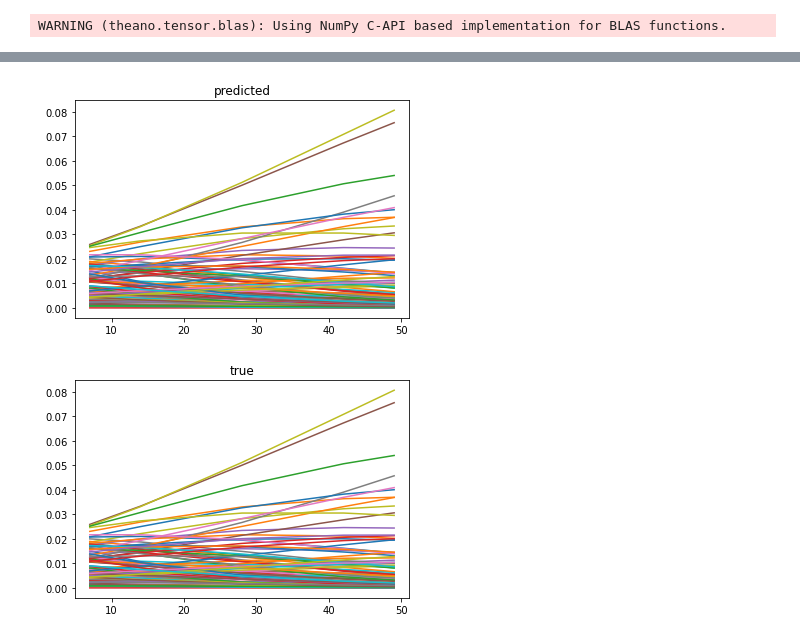
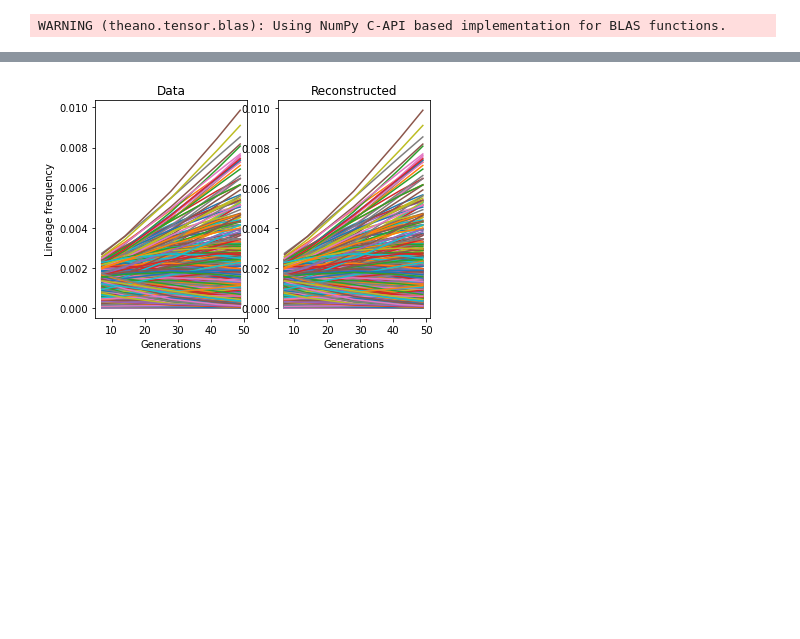
Before and after one commit to phys201/fitness_mcmc, a Jupyter notebook: documentation.ipynb, the cells around one changed output, grey strips where cells are left out. Cells and saved outputs as stored; diff of their text form; code cells hidden in the pictures; blank space fills up the shorter version.

```diff
--- a/documentation.ipynb
+++ b/documentation.ipynb
@@ -7,7 +7,7 @@ from fitness_mcmc import *
 # %% [output]
 WARNING (theano.tensor.blas): Using NumPy C-API based implementation for BLAS functions.
 # %%
-N = 100
+N = 1000
 num_gens = 49
 dt = 0.1
 f0_vals = np.random.random(N)
@@ -21,18 +21,7 @@ fitness_model = Fitness_Model(traj)
 fitness_model.find_MAP()
 # %% [output]
 [interactive output not drawn]
-# %%
-f_pred = fitness_model.map_estimate["f0"] * np.exp(fitness_model.map_estimate["s"] * times)
-f_pred /= np.sum(f_pred, axis = 0)
-
-plt.figure()
-plt.plot(times, f_pred.T)
-plt.title("predicted")
-
-plt.figure()
-plt.plot(times, traj.T)
-plt.title("true")
-plt.show()
-# %% [output]
-[figure, removed]
-[figure, removed]
+# %%
+fitness_model.plot_MAP_estimate(type = "lin")
+# %% [output]
+[figure, added]
```
